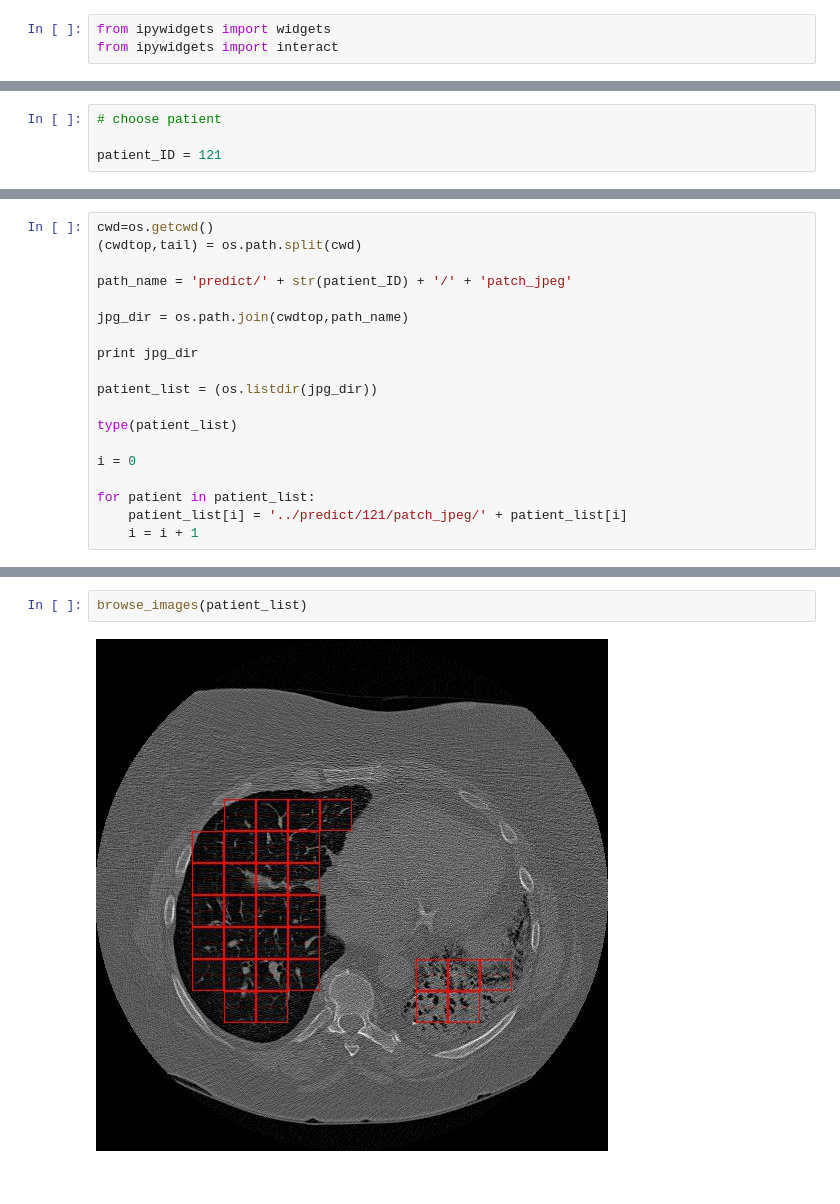
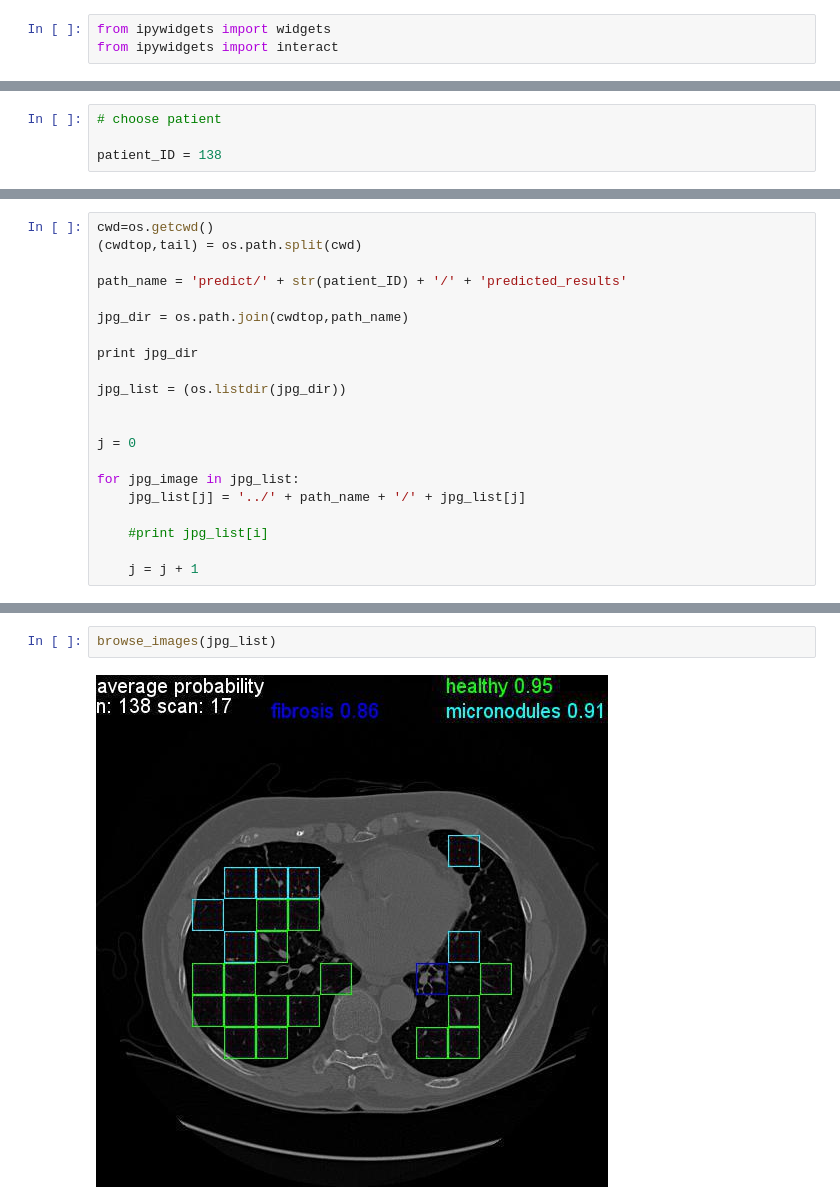
Before and after one commit to ChelovekHe/ild-cnn, a Jupyter notebook: notebooks/ShowPatientResults.ipynb, the cells around one changed output, grey strips where cells are left out. Saved outputs shown, nothing was run; the diff lists cells and outputs as text.

Commit message:
various updates
README file
ShowPatientresults.ipynb

```diff
--- a/notebooks/ShowPatientResults.ipynb
+++ b/notebooks/ShowPatientResults.ipynb
@@ -14,4 +24,4 @@ from ipywidgets import interact
 # %%
 # choose patient
 
-patient_ID = 121
+patient_ID = 138
@@ -35,19 +29,21 @@ text.on_submit(handle_submit)
 cwd=os.getcwd()
 (cwdtop,tail) = os.path.split(cwd)
 
-path_name = 'predict/' + str(patient_ID) + '/' + 'patch_jpeg'
+path_name = 'predict/' + str(patient_ID) + '/' + 'predicted_results'
 
 jpg_dir = os.path.join(cwdtop,path_name)
 
 print jpg_dir
 
-patient_list = (os.listdir(jpg_dir))
+jpg_list = (os.listdir(jpg_dir))
 
-type(patient_list)
 
-i = 0
+j = 0
 
-for patient in patient_list:
-    patient_list[i] = '../predict/121/patch_jpeg/' + patient_list[i]
-    i = i + 1
+for jpg_image in jpg_list:
+    jpg_list[j] = '../' + path_name + '/' + jpg_list[j]
+
+    #print jpg_list[i]
+
+    j = j + 1
 # %% [output]
@@ -59,6 +58,6 @@ def browse_images(images):
         display(Image(filename=images[i]))
     interact(view_image, i=(0,n-1))
 # %%
-browse_images(patient_list)
+browse_images(jpg_list)
 # %% [output]
-[figure, old version]
+[figure, new version]
```
Also changed, not shown: parts of 5 cells of this notebook, 2 other files.
